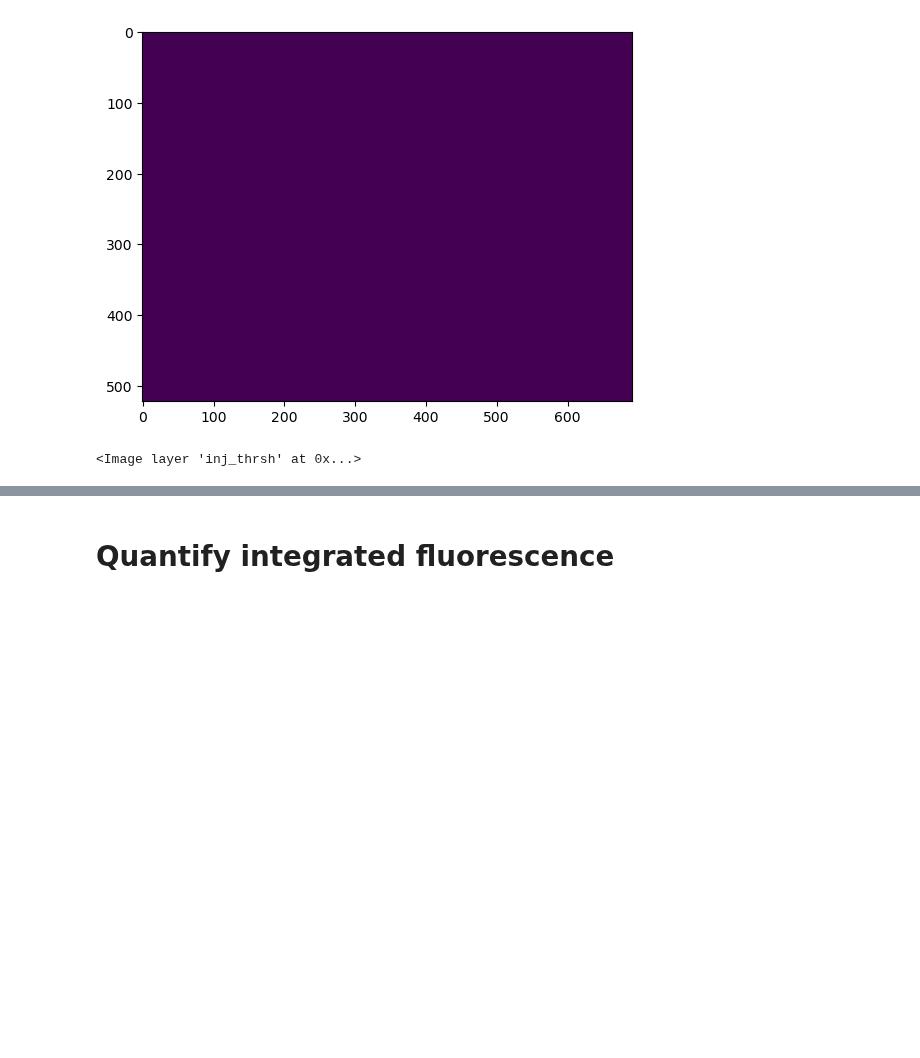
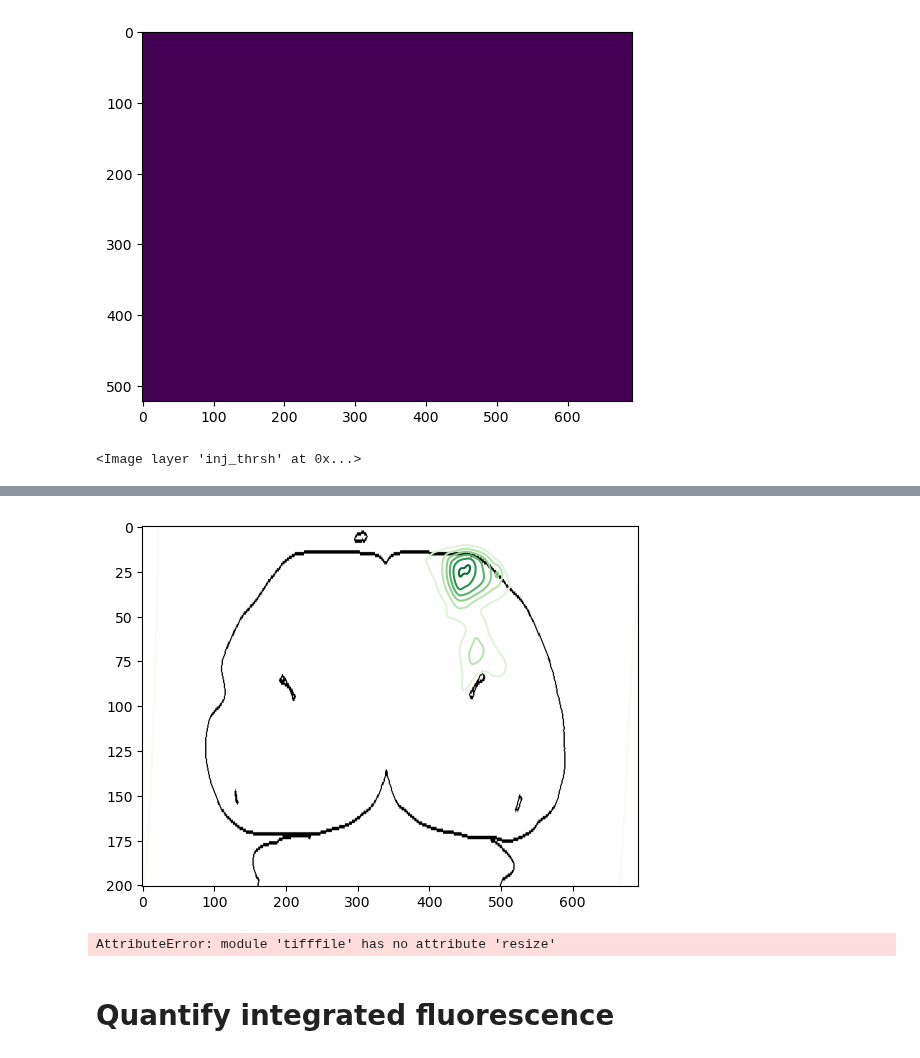
Before and after one commit to eisko/STP_analysis, a Jupyter notebook: replicates.ipynb, the cells around one changed output, grey strips where cells are left out. Cells and saved outputs as stored; diff of their text form; code cells hidden in the pictures; blank space fills up the shorter version.

```diff
--- a/replicates.ipynb
+++ b/replicates.ipynb
@@ -279,3 +319,28 @@ viewer.add_image(
+# %%
+ar = 2.5
+transform=(1,0,2)
+test_rot = np.transpose(test, transform)
+mask_rot = [np.transpose(array, transform) for array in steg_masks]
+
+# sum
+test_sum = test_rot.sum(axis=0)
+# blur
+test_blur = gaussian_filter(test_sum, sigma=3)
+
+# outline
+outline = make_boundaries(plot_areas=["grey", "CTX", "CP"], mask_list=mask_rot)
+
+# contor
+fig, axs = plt.subplots()
+plt.imshow(outline, cmap="Greys")
+plt.contour(test_blur, cmap="Greens")
+axs.set_aspect(ar)
+# %% [output]
+[figure, added]
+# %%
+help(tf.resize)
+# %% [output]
+AttributeError: module 'tifffile' has no attribute 'resize'
 # %% [markdown]
 # Quantify integrated fluorescence
 # %%
```
Also changed, not shown: parts of 5 cells of this notebook, 1 other file.
